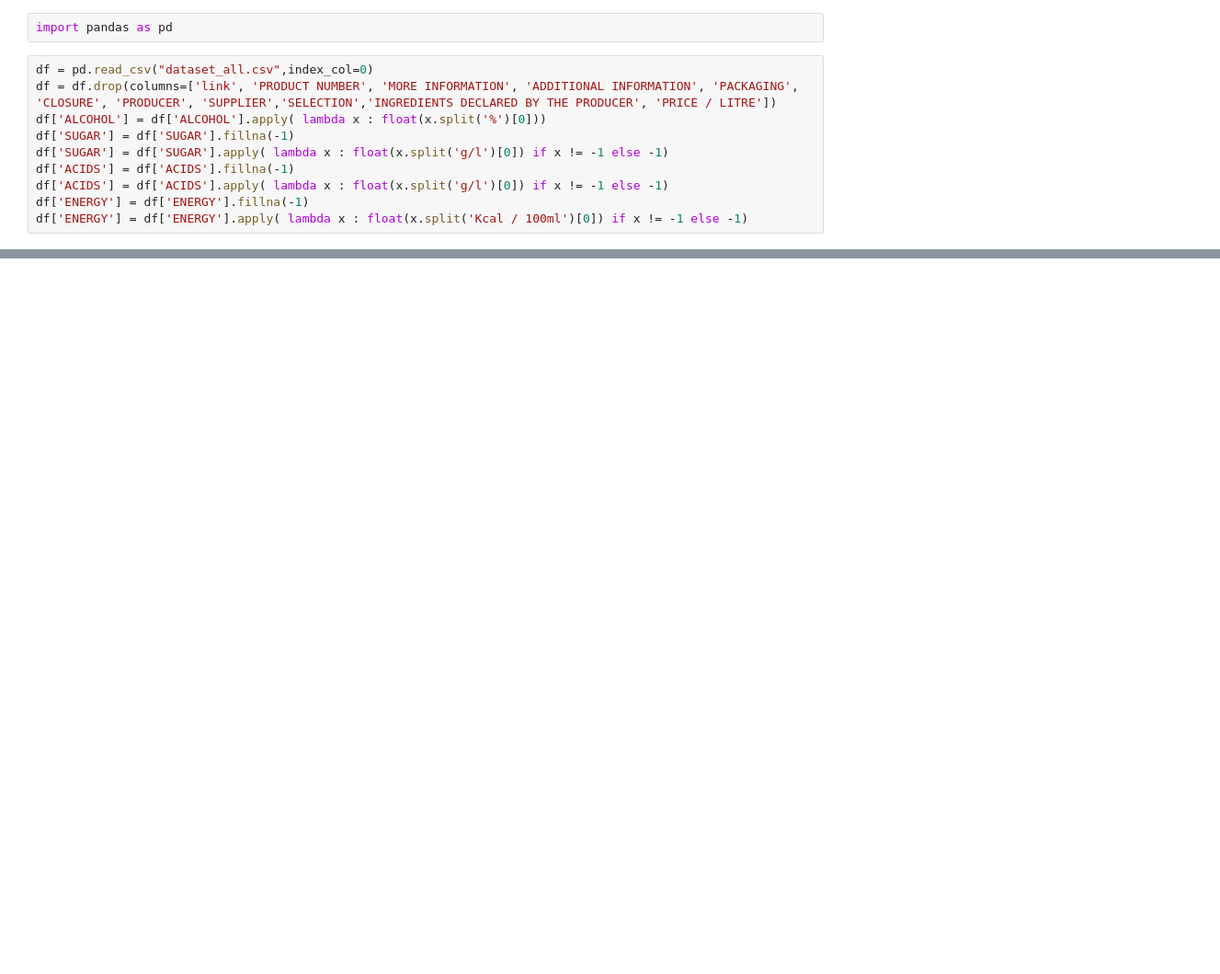
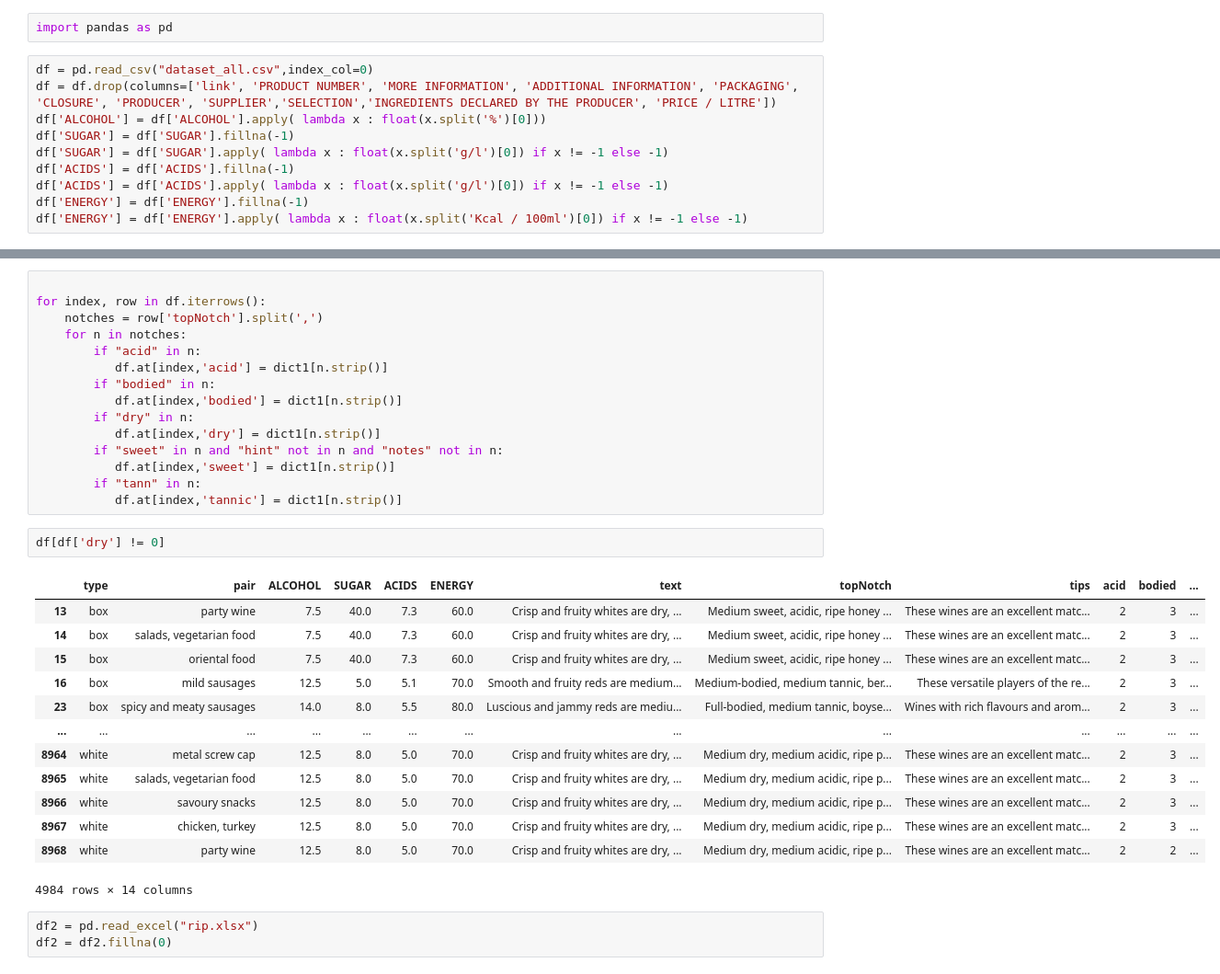
Before and after one commit to williambrach/NN-zadania, a Jupyter notebook: Zadanie3/dataset-creating/dataset_cleaning.ipynb, the cells around one changed output, grey strips where cells are left out. Shown at 92% size. Drawn from its saved outputs; the diff is of its cells as text; blank space fills up the shorter version.

```diff
--- a/Zadanie3/dataset-creating/dataset_cleaning.ipynb
+++ b/Zadanie3/dataset-creating/dataset_cleaning.ipynb
@@ -12,0 +78,34 @@ df['ENERGY'] = df['ENERGY'].apply( lambda x : float(x.split('Kcal / 100ml')[0])
+# %%
+
+for index, row in df.iterrows():
+    notches = row['topNotch'].split(',')
+    for n in notches:
+        if "acid" in n:
+           df.at[index,'acid'] = dict1[n.strip()]
+        if "bodied" in n:
+           df.at[index,'bodied'] = dict1[n.strip()]
+        if "dry" in n:
+           df.at[index,'dry'] = dict1[n.strip()]
+        if "sweet" in n and "hint" not in n and "notes" not in n:
+           df.at[index,'sweet'] = dict1[n.strip()]
+        if "tann" in n:
+           df.at[index,'tannic'] = dict1[n.strip()]
+# %%
+df[df['dry'] != 0]
+# %% [output]
+|  | type | pair | ALCOHOL | SUGAR | ACIDS | ENERGY | text | topNotch | tips | acid | bodied | ... |
+| 13 | box | party wine | 7.5 | 40.0 | 7.3 | 60.0 | Crisp and fruity whites are dry, ... | Medium sweet, acidic, ripe honey ... | These wines are an excellent matc... | 2 | 3 | ... |
+| 14 | box | salads, vegetarian food | 7.5 | 40.0 | 7.3 | 60.0 | Crisp and fruity whites are dry, ... | Medium sweet, acidic, ripe honey ... | These wines are an excellent matc... | 2 | 3 | ... |
+| 15 | box | oriental food | 7.5 | 40.0 | 7.3 | 60.0 | Crisp and fruity whites are dry, ... | Medium sweet, acidic, ripe honey ... | These wines are an excellent matc... | 2 | 3 | ... |
+| 16 | box | mild sausages | 12.5 | 5.0 | 5.1 | 70.0 | Smooth and fruity reds are medium... | Medium-bodied, medium tannic, ber... | These versatile players of the re... | 2 | 3 | ... |
+| 23 | box | spicy and meaty sausages | 14.0 | 8.0 | 5.5 | 80.0 | Luscious and jammy reds are mediu... | Full-bodied, medium tannic, boyse... | Wines with rich flavours and arom... | 2 | 3 | ... |
+| ... | ... | ... | ... | ... | ... | ... | ... | ... | ... | ... | ... | ... |
+| 8964 | white | metal screw cap | 12.5 | 8.0 | 5.0 | 70.0 | Crisp and fruity whites are dry, ... | Medium dry, medium acidic, ripe p... | These wines are an excellent matc... | 2 | 3 | ... |
+| 8965 | white | salads, vegetarian food | 12.5 | 8.0 | 5.0 | 70.0 | Crisp and fruity whites are dry, ... | Medium dry, medium acidic, ripe p... | These wines are an excellent matc... | 2 | 3 | ... |
+| 8966 | white | savoury snacks | 12.5 | 8.0 | 5.0 | 70.0 | Crisp and fruity whites are dry, ... | Medium dry, medium acidic, ripe p... | These wines are an excellent matc... | 2 | 3 | ... |
+| 8967 | white | chicken, turkey | 12.5 | 8.0 | 5.0 | 70.0 | Crisp and fruity whites are dry, ... | Medium dry, medium acidic, ripe p... | These wines are an excellent matc... | 2 | 3 | ... |
+| 8968 | white | party wine | 12.5 | 8.0 | 5.0 | 70.0 | Crisp and fruity whites are dry, ... | Medium dry, medium acidic, ripe p... | These wines are an excellent matc... | 2 | 2 | ... |
+4984 rows × 14 columns
+# %%
+df2 = pd.read_excel("rip.xlsx")
+df2 = df2.fillna(0)
```
Also changed, not shown: parts of 10 cells of this notebook, 2 other files.
